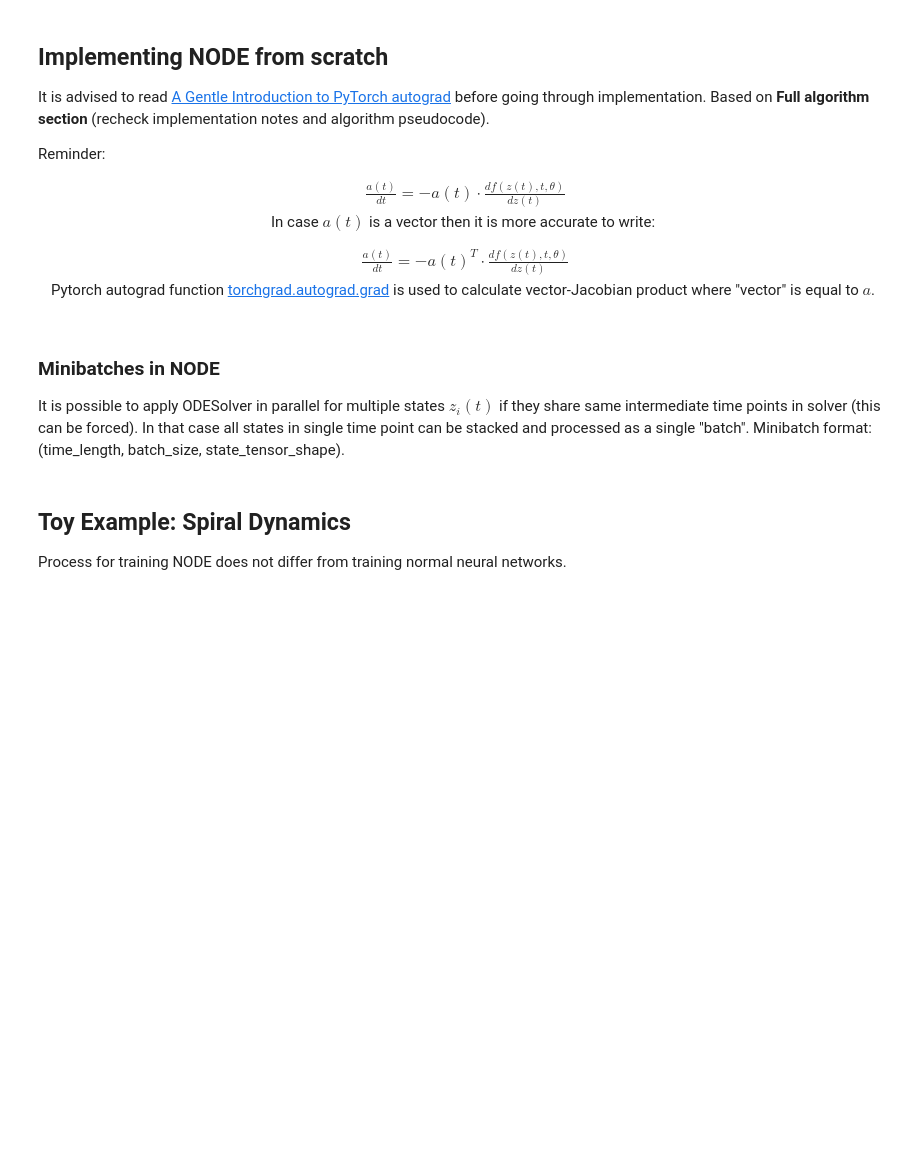
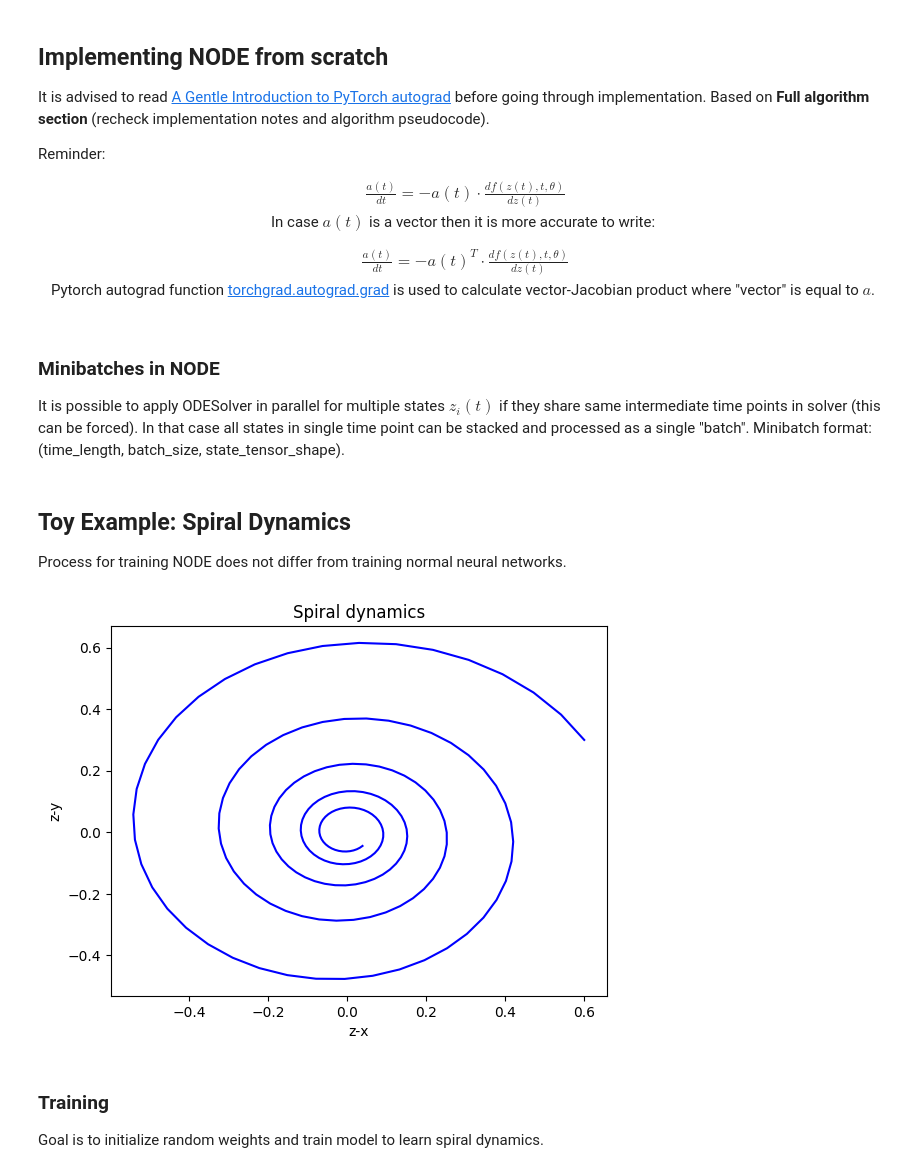
Before and after one commit to Robotmurlock/NeuralODE, a Jupyter notebook: Nodebook.ipynb, the cells around one changed output. Saved outputs shown, nothing was run; the diff lists cells and outputs as text; code cells hidden in the pictures; blank space fills up the shorter version.

```diff
--- a/Nodebook.ipynb
+++ b/Nodebook.ipynb
@@ -419,7 +426,7 @@ $
 
 Pytorch autograd function [torchgrad.autograd.grad](https://pytorch.org/docs/stable/generated/torch.autograd.grad.html#torch.autograd.grad) is used to calculate vector-Jacobian product where "vector" is equal to $a$.
 # %%
-DefaultOdeSolver = EulerMethod(0.05)  # Default ODESolver
+DefaultODESolver = EulerMethod(0.05)  # Default ODESolver
 # %%
 # This module represents state change function in ODE
 class ODEF(nn.Module):
@@ -535,11 +542,12 @@ class ODEAdjoint(torch.autograd.Function):
 
             # Output has to be single tensor
             # In adjoint a(t) formula we use negative value of integral
+            z_end = z_end.view(batch_size, n_dim) # flatten for concat
+            a_dfdz = a_dfdz.view(batch_size, n_dim)  # flatten for concat
             return torch.cat([z_end, -a_dfdz, -a_dfdtheta, -a_dfdt], dim=-1)  # TODO: Reorder dfdt and dfdtheta
 
         return aug_dynamics
 
-    # noinspection PyMethodOverriding
     @staticmethod
     def forward(ctx: Any, z0: torch.Tensor, t: torch.Tensor, flat_theta: torch.Tensor, func: ODEF) -> torch.Tensor:
         # z.shape == (time_len, batch_size, *vector_shape)
@@ -552,7 +560,7 @@ class ODEAdjoint(torch.autograd.Function):
         with torch.no_grad():
             # ODESolver is used a blackbox (disable autograd)
             for i in range(n_steps - 1):
-                z0 = DefaultODESolver.solve(z0, t[i], t[i+1], func)
+                z0, _ = DefaultODESolver.solve(z0, t[i], t[i+1], func)
                 zs.append(z0)
 
         zs = torch.stack(zs)  # Stack all states into a single vector
@@ -568,7 +576,6 @@ class ODEAdjoint(torch.autograd.Function):
         func = ctx.func
         z, t, flat_parameters = ctx.saved_tensors
         time_len, batch_size, *z_shape = z.size()
-        # noinspection PyTypeChecker
         n_dim = round(np.prod(z_shape))
         n_params = flat_parameters.shape[0]
 
@@ -598,7 +605,8 @@ class ODEAdjoint(torch.autograd.Function):
                 # Implementation details: L is scalar, t is scalar, z is vector of dimension n
                 # hence dLdz shape is (1, n) and dzdt shape is (1, n) and dLdt shape is (1, 1) - vector scalar product
                 dLdz_i = dLdz[i_t]
-                dLdt_i = torch.mm(dLdz_i, torch.transpose(dzdt_i, 0, 1))
+                # bmm is batch matrix multiplication (in parallel)
+                dLdt_i = torch.bmm(torch.transpose(dLdz_i.unsqueeze(-1), 1, 2), dzdt_i.unsqueeze(-1))[:, 0]
 
                 # Form augmented state z0_aug = (z, a, a_t, a_theta) = (z, dL/dz, dL/dt, dL/dtheta)
                 # We need to sum up gradients of loss function for all timestamps backward in time
@@ -606,10 +614,11 @@ class ODEAdjoint(torch.autograd.Function):
                 a = a + dLdz_i
                 a_t[i_t] = a_t[i_t] - dLdt_i
                 a_theta_i = torch.zeros(batch_size, n_params)  # We defined dL/dtheta as 0
+                z_i = z_i.view(batch_size, n_dim) # flatten for concat
                 z0_aug = torch.cat([z_i, a, a_t[i_t], a_theta_i], dim=-1)
 
                 # Solve augmented system backwards
-                dzdt_aug = DefaultODESolver.solve(z0_aug, t_i, t[i_t-1], augmented_dynamics)
+                dzdt_aug, _ = DefaultODESolver.solve(z0_aug, t_i, t[i_t-1], augmented_dynamics)
 
                 # Unpack solved backwards augmented system
                 a[:] = dzdt_aug[:, n_dim:2*n_dim]
@@ -620,7 +629,7 @@ class ODEAdjoint(torch.autograd.Function):
             # Compute direct gradients
             dzdt_0 = func(z[0], t[0])
             dLdz_0 = dLdz[0]
-            dLdt_0 = torch.mm(dLdz_0, torch.transpose(dzdt_0, 0, 1))
+            dLdt_0 = torch.bmm(torch.transpose(dLdz_0.unsqueeze(-1), 1, 2), dzdt_0.view(batch_size, -1).unsqueeze(-1))[:, 0]
 
             # Adjust adjoint states
             a += dLdz_0
@@ -650,3 +659,53 @@ class NeuralODE(nn.Module):
 ## Toy Example: Spiral Dynamics
 
 Process for training NODE does not differ from training normal neural networks.
+# %%
+# Testing NODE with "pretrained" (predefined weights) model
+class Linear2dTimeInvariantODEF(ODEF):
+    def __init__(self, W: Optional[torch.Tensor] = None):
+        """
+        Special case of 2d ODEF
+
+        Linear - applies linear transformation
+        TimeInvariant - does not use `t` input value
+
+        Args:
+            W: 2d matrix (parameters)
+        """
+        super(Linear2dTimeInvariantODEF, self).__init__()
+        assert W is None or W.shape == (2, 2), f'Wrong shape for weights! Got {W.shape} but expected (2, 2)!'
+
+        self._linear = nn.Linear(2, 2, bias=False)
+        if W is not None:
+            self._linear.weight.data = W
+
+    def forward(self, z: torch.Tensor, t: torch.Tensor) -> torch.Tensor:
+        return self._linear(z)
+
+
+def plot_2d_state_sequence(zs: np.ndarray, color: str = 'blue', title: str = 'Dynamics', label: str = '') -> None:
+    assert len(zs.shape) >= 3 and zs.shape[1] == 1
+    plt.plot(zs[:, 0, 0], zs[:, 0, 1], color=color, label=label)
+    plt.xlabel('z-x')
+    plt.ylabel('z-y')
+    plt.title(title)
+
+
+
+# Spiral dynamics example
+spiral_dynamics = Linear2dTimeInvariantODEF(torch.tensor([[-0.1, -1.0], [1.0, -0.1]]))  # dynamics definition
+node_spiral_dynamics = NeuralODE(spiral_dynamics)  # node wrapper
+ts = torch.linspace(0, 30, 200).view(-1, 1, 1)  # time points
+z0 = torch.tensor([[0.6, 0.3]])  # initial state
+
+zs = node_spiral_dynamics(z0, ts, full_sequence=True)
+zs = zs.detach().cpu().numpy()
+
+plot_2d_state_sequence(zs, title='Spiral dynamics')
+plt.show()
+# %% [output]
+[figure, added]
+# %% [markdown]
+### Training
+
+Goal is to initialize random weights and train model to learn spiral dynamics.
```
Also changed, not shown: parts of 12 cells of this notebook, 1 other file.
